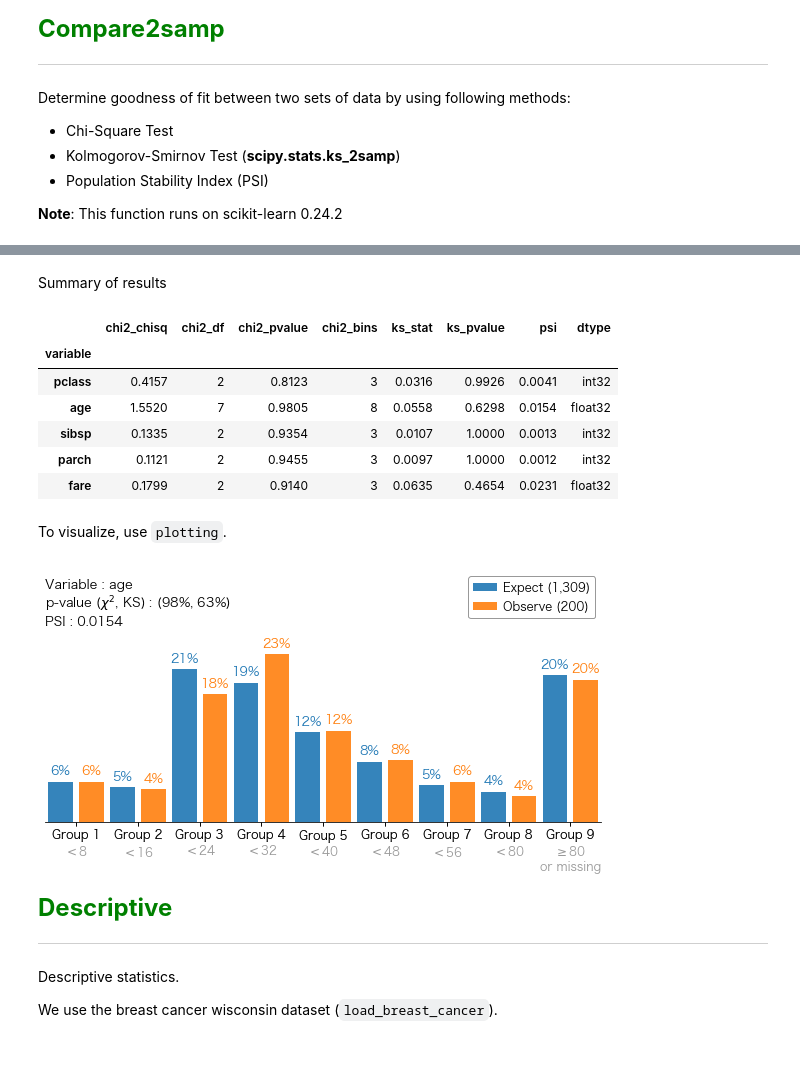
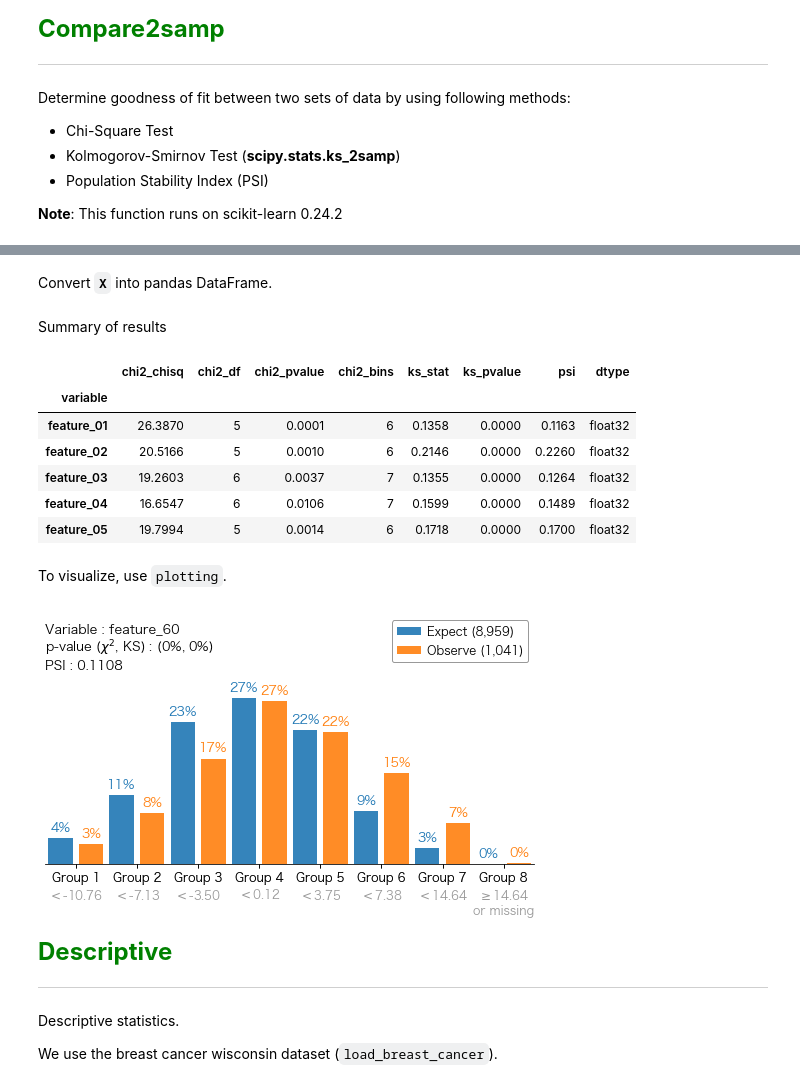
Before and after one commit to Nak007/univariate, a Jupyter notebook: Univariate_colab.ipynb, the cells around one changed output, grey strips where cells are left out. Drawn from its saved outputs; the diff is of its cells as text; code cells hidden in the pictures; blank space fills up the shorter version.

```diff
--- a/Univariate_colab.ipynb
+++ b/Univariate_colab.ipynb
@@ -222,24 +220,40 @@ random_X = X.sample(200).copy()
+# %%
+X, y = make_classification(n_samples     = 10000,
+                           n_features    = 60,
+                           n_informative = 15,
+                           n_redundant   = 45,
+                           random_state  = 0,
+                           shuffle       = True,
+                           n_classes     = 2,
+                           weights       = [0.9, 0.1])
+# %% [markdown]
+Convert **`X`** into pandas DataFrame.
+# %%
+digit = int(np.ceil(np.log10(X.shape[1])))
+X = pd.DataFrame(X, columns=["feature_" + str(n).zfill(digit)
+                             for n in range(1, X.shape[1]+1)])
 # %%
-model = Compare2samp(frac=0.02, max_category=1000).fit(X, random_X)
+compare = Compare2samp(frac=0.02, max_category=1000).fit(X.loc[y==0], X.loc[y==1])
 # %% [markdown]
 Summary of results
 # %%
-model.info.head()
+compare.info.head()
 # %% [output]
 |  | chi2_chisq | chi2_df | chi2_pvalue | chi2_bins | ks_stat | ks_pvalue | psi | dtype |
 | variable |  |  |  |  |  |  |  |  |
-| pclass | 0.4157 | 2 | 0.8123 | 3 | 0.0316 | 0.9926 | 0.0041 | int32 |
-| age | 1.5520 | 7 | 0.9805 | 8 | 0.0558 | 0.6298 | 0.0154 | float32 |
-| sibsp | 0.1335 | 2 | 0.9354 | 3 | 0.0107 | 1.0000 | 0.0013 | int32 |
-| parch | 0.1121 | 2 | 0.9455 | 3 | 0.0097 | 1.0000 | 0.0012 | int32 |
-| fare | 0.1799 | 2 | 0.9140 | 3 | 0.0635 | 0.4654 | 0.0231 | float32 |
+| feature_01 | 26.3870 | 5 | 0.0001 | 6 | 0.1358 | 0.0000 | 0.1163 | float32 |
+| feature_02 | 20.5166 | 5 | 0.0010 | 6 | 0.2146 | 0.0000 | 0.2260 | float32 |
+| feature_03 | 19.2603 | 6 | 0.0037 | 7 | 0.1355 | 0.0000 | 0.1264 | float32 |
+| feature_04 | 16.6547 | 6 | 0.0106 | 7 | 0.1599 | 0.0000 | 0.1489 | float32 |
+| feature_05 | 19.7994 | 5 | 0.0014 | 6 | 0.1718 | 0.0000 | 0.1700 | float32 |
 # %% [markdown]
 To visualize, use `plotting`.
 # %%
-var = np.random.choice(list(model.result.keys()))
-ax = model.plotting(var, max_display=1)
+var = np.random.choice(list(X))
+ax = compare.plotting(var, max_display=1,
+                      xticklabel_format="{:,.2f}".format)
 # %% [output]
-[figure, old version]
+[figure, new version]
 # %% [markdown]
 **<font size=5 color='green'> Descriptive </font>**
 
```
Also changed, not shown: parts of 2 cells of this notebook, 1 other file.
